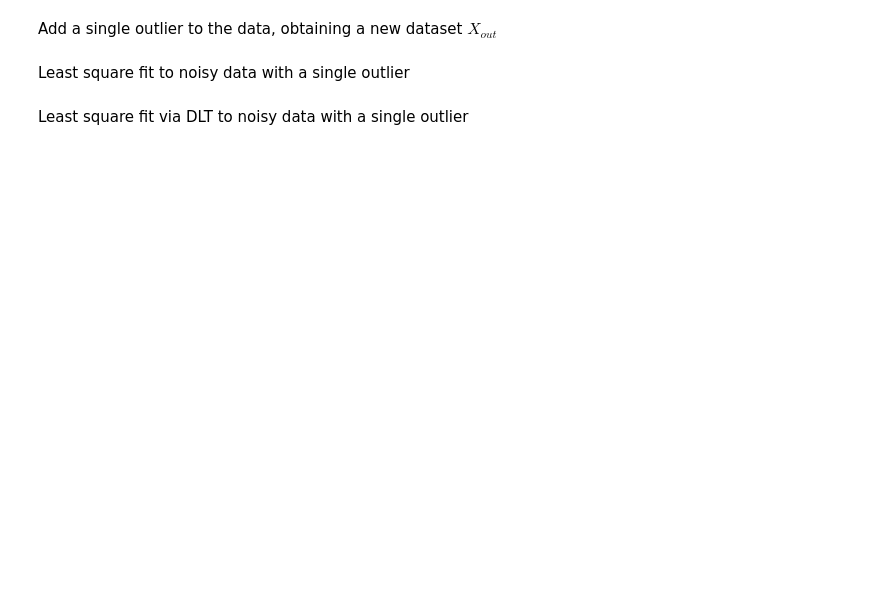
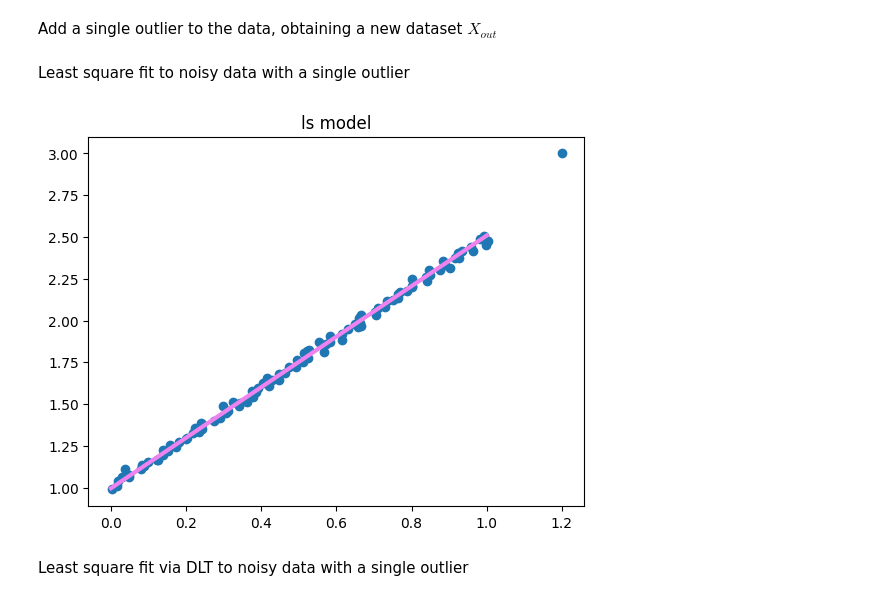
Before and after one commit to AngelaRemolina/MMMIP-Assignments, a Jupyter notebook: Lez22_Robust_Fitting/lez_22_Robust_Fitting.ipynb, the cells around one changed output. Saved outputs shown, nothing was run; the diff lists cells and outputs as text; code cells hidden in the pictures; blank space fills up the shorter version.

```diff
--- a/Lez22_Robust_Fitting/lez_22_Robust_Fitting.ipynb
+++ b/Lez22_Robust_Fitting/lez_22_Robust_Fitting.ipynb
@@ -79,7 +81,9 @@ The input $P=[[x_1, y_1], \dots,[x_N,y_N]]$ collects the points where the line $
 def fit_line_ols(P):
     # design matrix
     ones_column = np.ones((P.shape[1], 1))
-    A = np.concatenate((P.T, ones_column), axis=1) # A = [[x1,y1,1],[x2,y2,1],...,[xn,yn,1]]
+    A = np.concatenate(
+        (P.T, ones_column), axis=1
+    )  # A = [[x1,y1,1],[x2,y2,1],...,[xn,yn,1]]
     X = A[:, [0, 2]]  # X = [[x1,1],[x2,1],...,[xn,1]]
 
     # vector of responses
@@ -89,6 +93,7 @@ def fit_line_ols(P):
     theta = np.linalg.inv(X.T @ X) @ (X.T @ y)
 
     residuals = y - (X @ theta)
+
     residual_error = np.sum(residuals**2)
     return theta, residuals, residual_error
 # %%
@@ -279,12 +295,17 @@ Add a single outlier to the data, obtaining a new dataset $X_{out}$
+# %%
+outlier = np.array([[1.2], [3.0]])  # Adding an outlier point (x=1.2, y=3.0)
+X_out = np.hstack((X, outlier))
 # %% [markdown]
 Least square fit to noisy data with a single outlier
 # %%
-# model_OLS =
+model_OLS = fit_line_ols(X_out)
 plt.figure()
 plt.scatter(X_out[0, :], X_out[1, :])
-plt.plot([0, 1], [model_OLS[1], model_OLS[0] + model_OLS[1]], "violet", linewidth=3)
+plt.plot([0, 1], [model_OLS[0][1], model_OLS[0][0] + model_OLS[0][1]], "violet", linewidth=3)
 plt.title("ls model")
 plt.show()
+# %% [output]
+[figure, added]
 # %% [markdown]
 Least square fit via DLT to noisy data with a single outlier
 # %%
```
Also changed, not shown: parts of 11 cells of this notebook.
